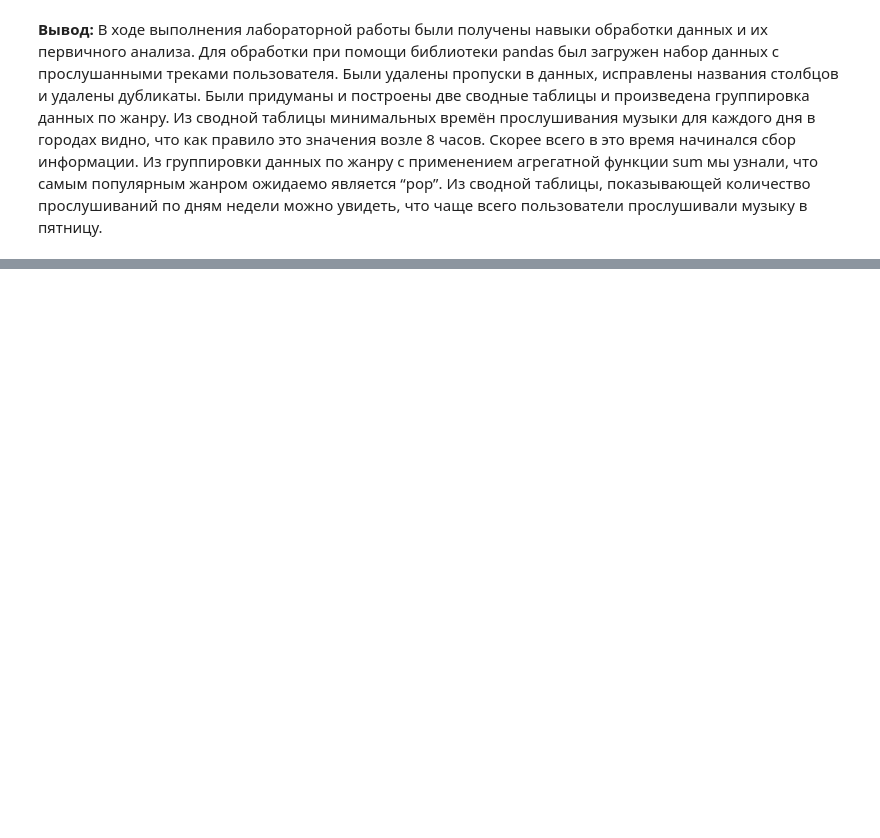
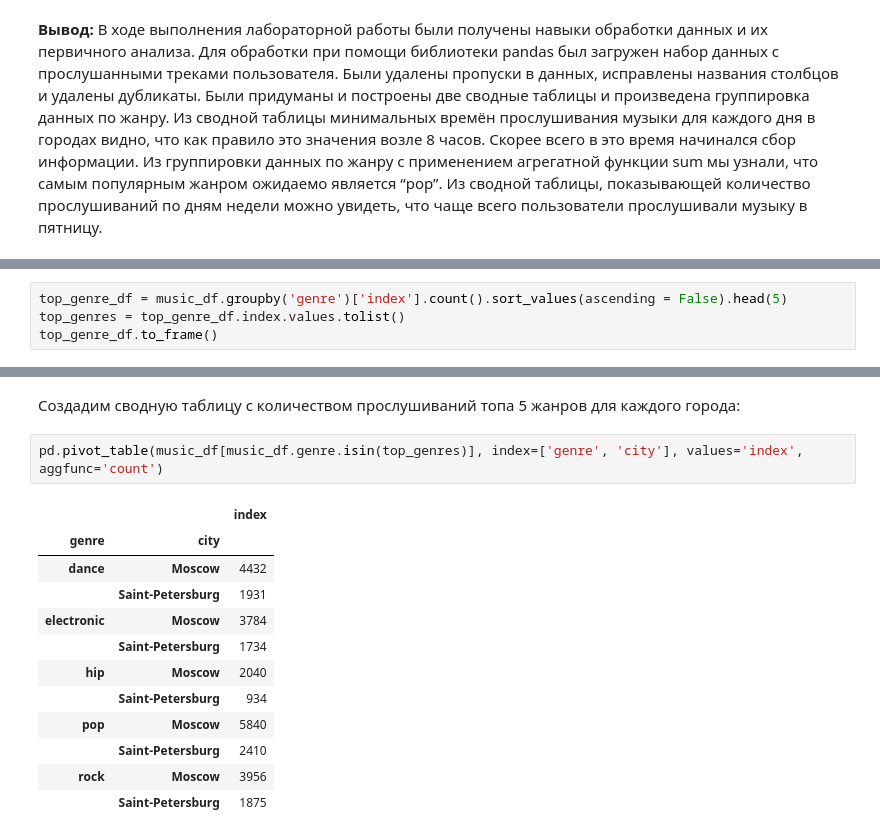
Before and after one commit to DmitryPotemkin/Scikit-Learn_Data_Analysis, a Jupyter notebook: VvADLab1.ipynb, the cells around one changed output, grey strips where cells are left out. Saved outputs shown, nothing was run; the diff lists cells and outputs as text; blank space fills up the shorter version.

```diff
--- a/VvADLab1.ipynb
+++ b/VvADLab1.ipynb
@@ -227,0 +269,4 @@ pd.pivot_table(music_df, index='Dayweek', values='index', aggfunc='count')
+# %%
+top_genre_df = music_df.groupby('genre')['index'].count().sort_values(ascending = False).head(5)
+top_genres = top_genre_df.index.values.tolist()
+top_genre_df.to_frame()
@@ -227,0 +281,17 @@ pd.pivot_table(music_df, index='Dayweek', values='index', aggfunc='count')
+# %% [markdown]
+Создадим сводную таблицу с количеством прослушиваний топа 5 жанров для каждого города:
+# %%
+pd.pivot_table(music_df[music_df.genre.isin(top_genres)], index=['genre', 'city'], values='index', aggfunc='count')
+# %% [output]
+|  |  | index |
+| genre | city |  |
+| dance | Moscow | 4432 |
+|  | Saint-Petersburg | 1931 |
+| electronic | Moscow | 3784 |
+|  | Saint-Petersburg | 1734 |
+| hip | Moscow | 2040 |
+|  | Saint-Petersburg | 934 |
+| pop | Moscow | 5840 |
+|  | Saint-Petersburg | 2410 |
+| rock | Moscow | 3956 |
+|  | Saint-Petersburg | 1875 |
```
Also changed, not shown: parts of 15 cells of this notebook.
